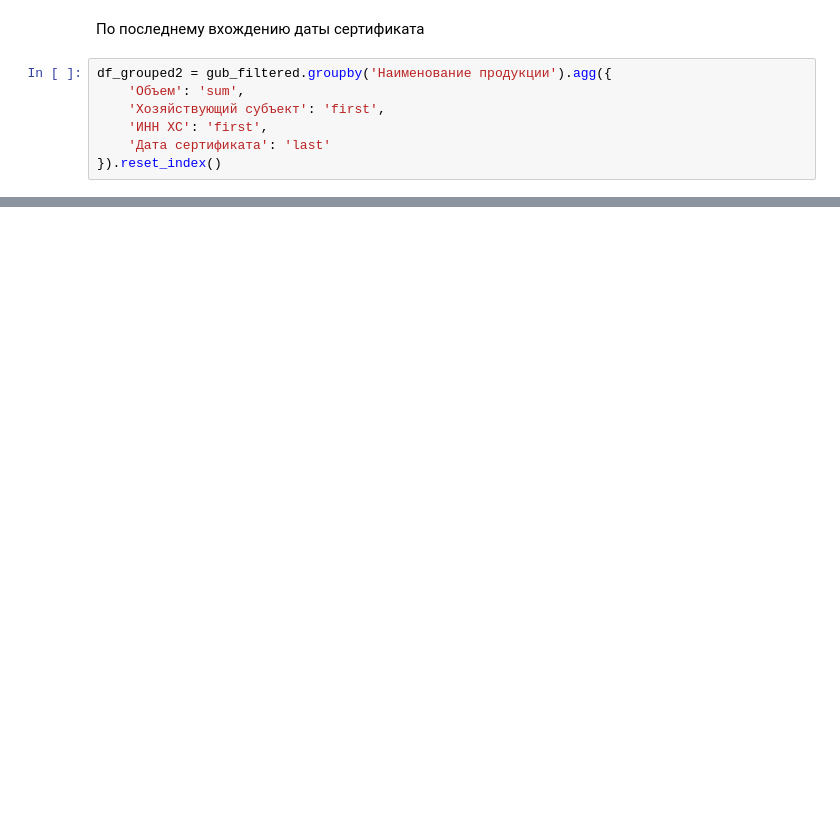
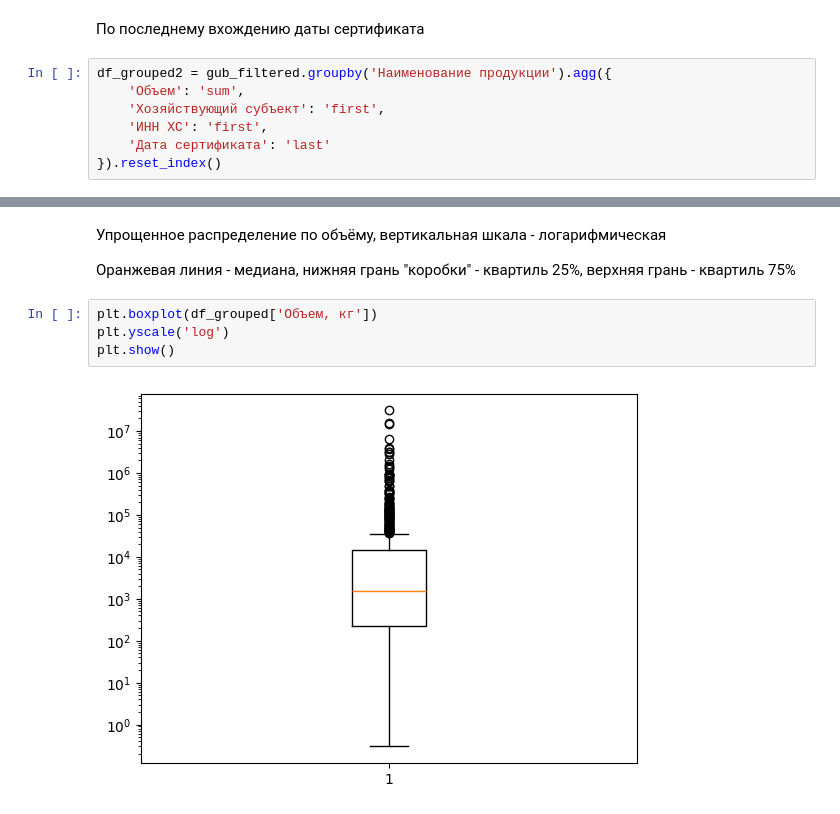
Before and after one commit to paraglideralex/legal-filter, a Jupyter notebook: excel-task.ipynb, the cells around one changed output, grey strips where cells are left out. Saved outputs shown, nothing was run; the diff lists cells and outputs as text; blank space fills up the shorter version.

```diff
--- a/excel-task.ipynb
+++ b/excel-task.ipynb
@@ -79,0 +140,10 @@ test1
+# %% [markdown]
+Упрощенное распределение по объёму, вертикальная шкала - логарифмическая
+
+Оранжевая линия - медиана, нижняя грань "коробки" - квартиль 25%, верхняя грань - квартиль 75%
+# %%
+plt.boxplot(df_grouped['Объем, кг'])
+plt.yscale('log')
+plt.show()
+# %% [output]
+[figure, added]
```
Also changed, not shown: parts of 20 cells of this notebook, 1 other file.
